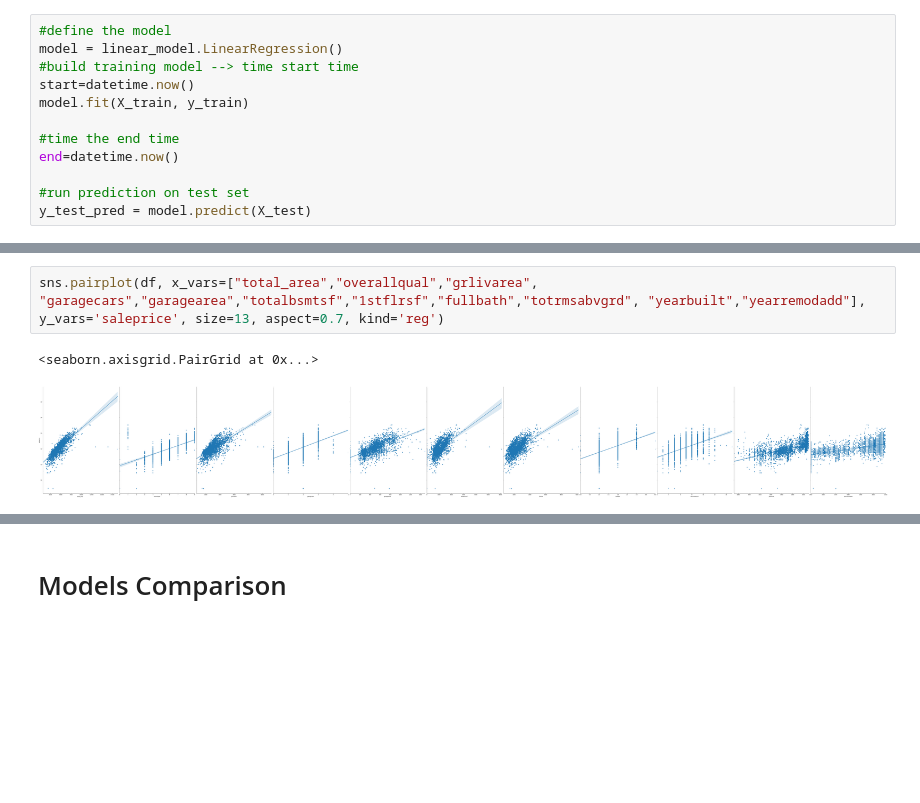
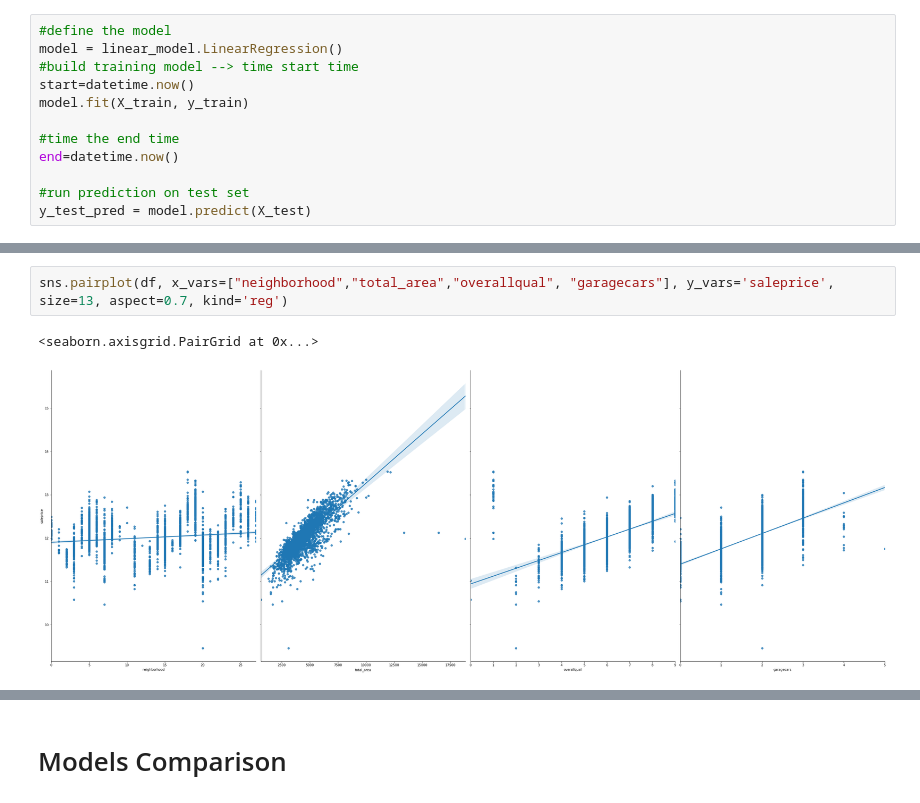
Before and after one commit to yajingran/group_2_final_project, a Jupyter notebook: Machine Leaning Model - House Price Prediction.ipynb, the cells around one changed output, grey strips where cells are left out. Drawn from its saved outputs; the diff is of its cells as text; blank space fills up the shorter version.

```diff
--- a/Machine Leaning Model - House Price Prediction.ipynb
+++ b/Machine Leaning Model - House Price Prediction.ipynb
@@ -426,5 +417,5 @@ print(time_taken_dl)
 # %%
-sns.pairplot(df, x_vars=["total_area","overallqual","grlivarea", "garagecars","garagearea","totalbsmtsf","1stflrsf","fullbath","totrmsabvgrd", "yearbuilt","yearremodadd"], y_vars='saleprice', size=13, aspect=0.7, kind='reg')
+sns.pairplot(df, x_vars=["neighborhood","total_area","overallqual", "garagecars"], y_vars='saleprice', size=13, aspect=0.7, kind='reg')
 # %% [output]
 <seaborn.axisgrid.PairGrid at 0x...>
-[figure, old version]
+[figure, new version]
```
Also changed, not shown: parts of 25 cells of this notebook, 2 other files.
